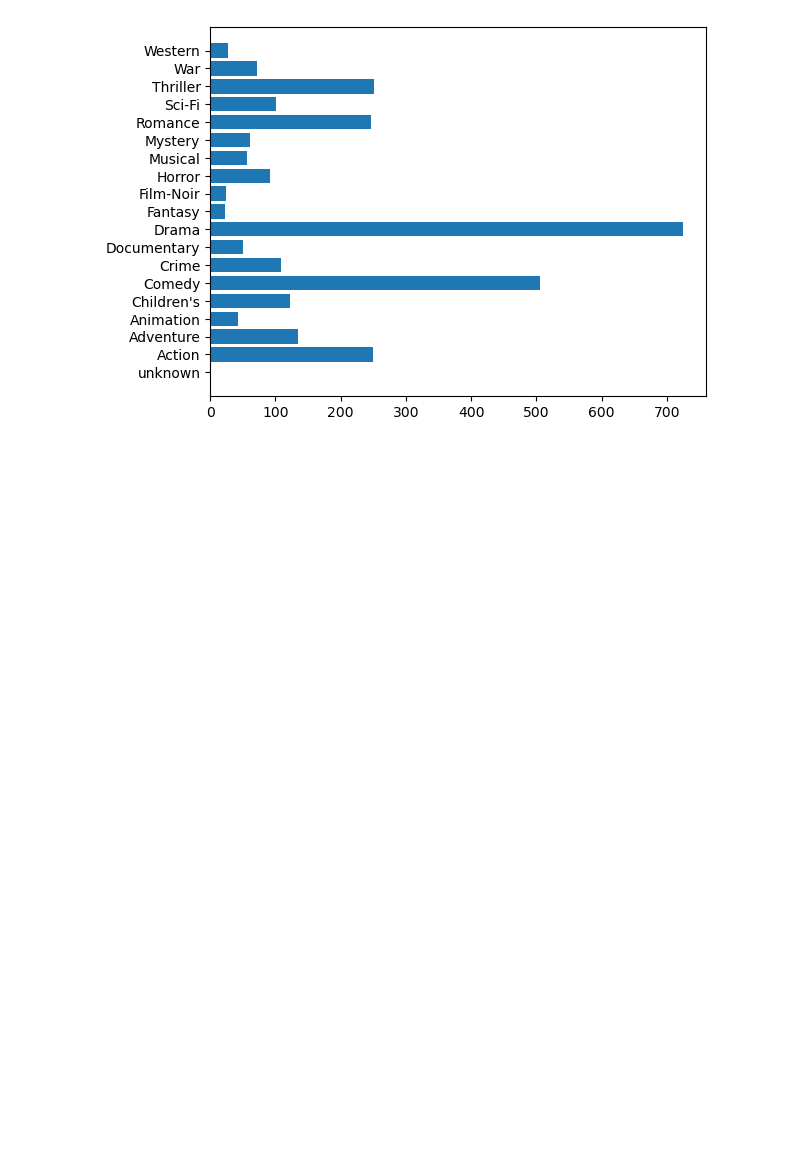
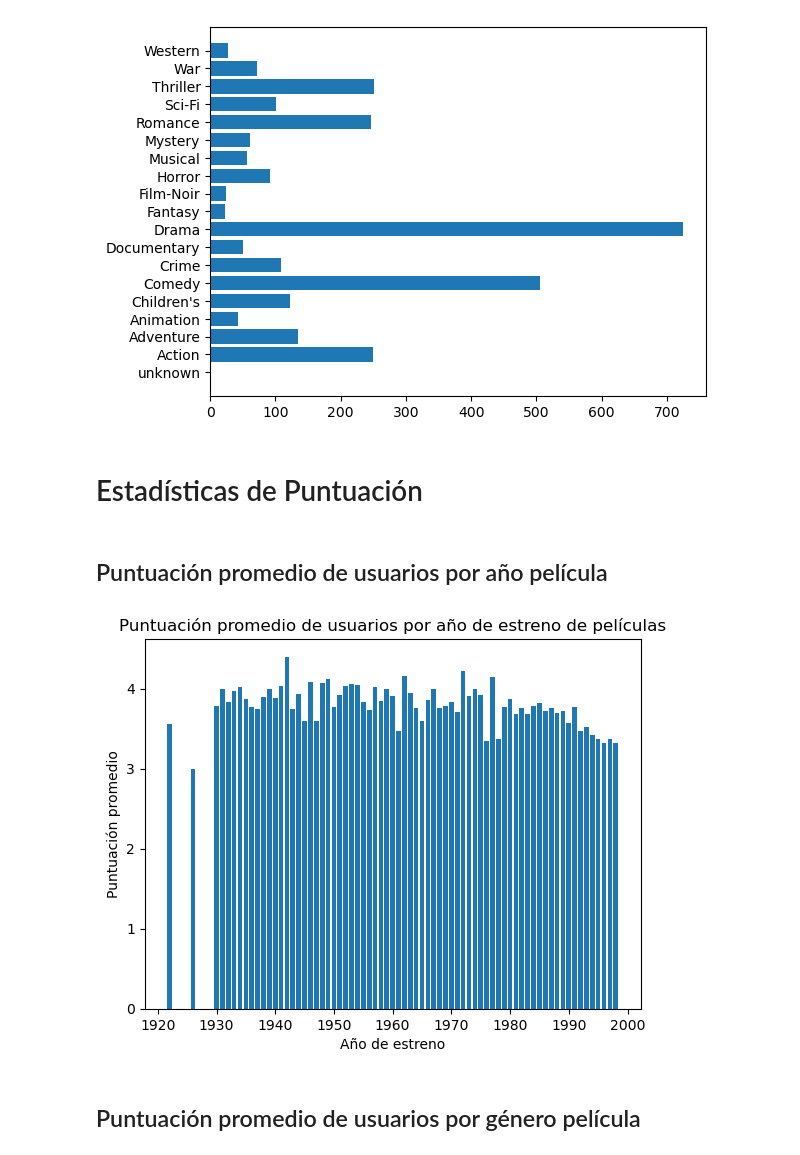
Before and after one commit to luispandolfi/DeepLearning2023_TP1_Gr1, a Jupyter notebook: TP_Integrador_Python-stats.ipynb, the cells around one changed output. Saved outputs shown, nothing was run; the diff lists cells and outputs as text; code cells hidden in the pictures; blank space fills up the shorter version.

Commit message:
parte de la estadísticas de scores

```diff
--- a/TP_Integrador_Python-stats.ipynb
+++ b/TP_Integrador_Python-stats.ipynb
@@ -178,3 +179,13 @@ StatsPelicula.plot_peliculas_por_anio_estreno(df_peliculas)
 StatsPelicula.plot_peliculas_por_genero(df_peliculas)
 # %% [output]
 [figure]
+# %% [markdown]
+# Estadísticas de Puntuación
+# %% [markdown]
+## Puntuación promedio de usuarios por año película
+# %%
+StatsScore.plot_puntuacion_promedio_usuarios_por_anio_pelicula(df_scores, df_peliculas)
+# %% [output]
+[figure, added]
+# %% [markdown]
+## Puntuación promedio de usuarios por género película
```
Also changed, not shown: parts of 11 cells of this notebook, 2 other files.
